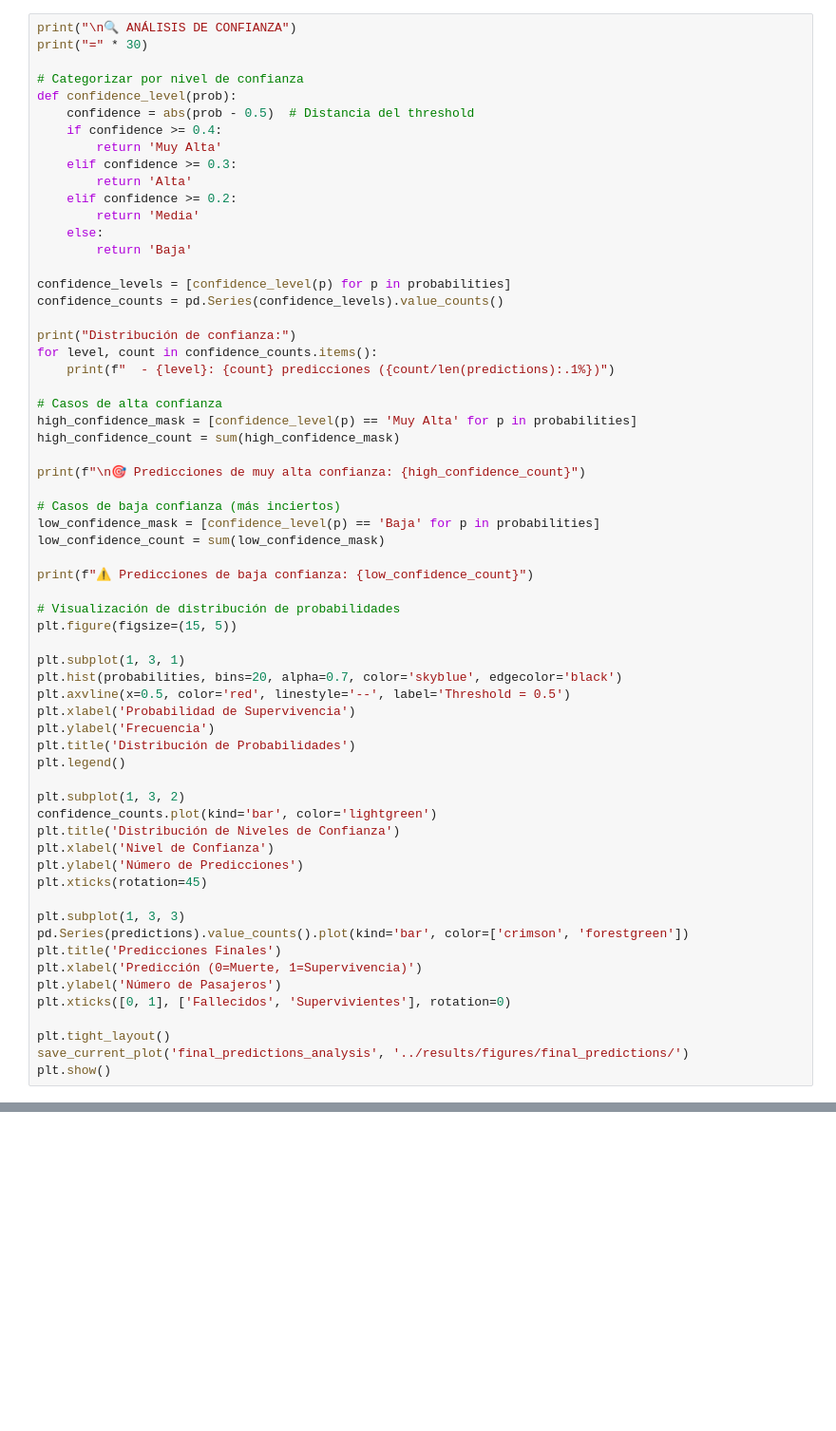
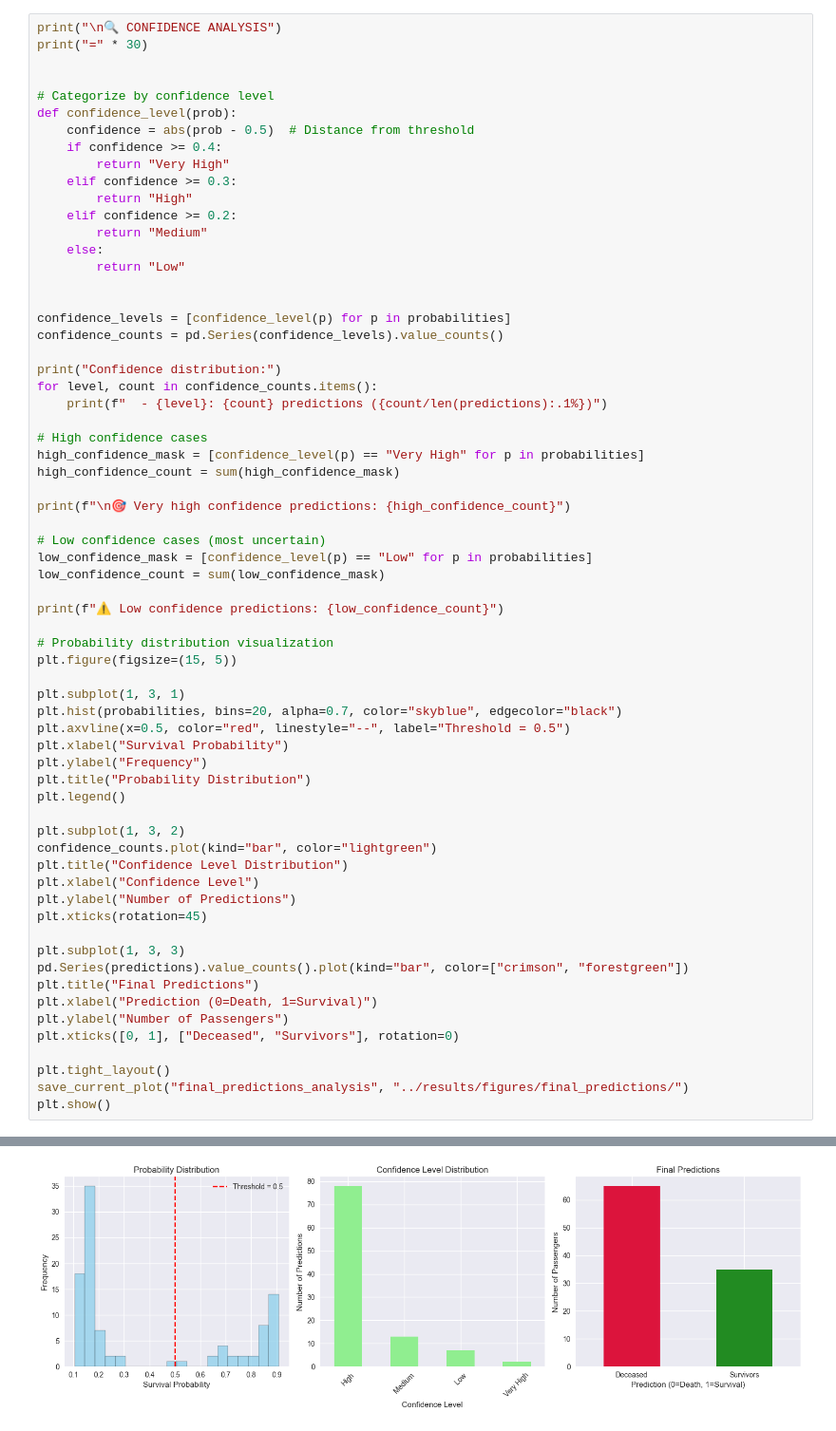
Before and after one commit to YahwthaniMG/SG1_Team3_ML, a Jupyter notebook: notebooks/06_final_predictions.ipynb, the cells around one changed output, grey strips where cells are left out. Shown at 95% size. Cells and saved outputs as stored; diff of their text form; blank space fills up the shorter version.

```diff
--- a/notebooks/06_final_predictions.ipynb
+++ b/notebooks/06_final_predictions.ipynb
@@ -359,63 +410,66 @@ print(
 # %%
-print("\n🔍 ANÁLISIS DE CONFIANZA")
+print("\n🔍 CONFIDENCE ANALYSIS")
 print("=" * 30)
 
-# Categorizar por nivel de confianza
+
+# Categorize by confidence level
 def confidence_level(prob):
-    confidence = abs(prob - 0.5)  # Distancia del threshold
+    confidence = abs(prob - 0.5)  # Distance from threshold
     if confidence >= 0.4:
-        return 'Muy Alta'
+        return "Very High"
     elif confidence >= 0.3:
-        return 'Alta'
+        return "High"
     elif confidence >= 0.2:
-        return 'Media'
+        return "Medium"
     else:
-        return 'Baja'
+        return "Low"
+
 
 confidence_levels = [confidence_level(p) for p in probabilities]
 confidence_counts = pd.Series(confidence_levels).value_counts()
 
-print("Distribución de confianza:")
+print("Confidence distribution:")
 for level, count in confidence_counts.items():
-    print(f"  - {level}: {count} predicciones ({count/len(predictions):.1%})")
+    print(f"  - {level}: {count} predictions ({count/len(predictions):.1%})")
 
-# Casos de alta confianza
-high_confidence_mask = [confidence_level(p) == 'Muy Alta' for p in probabilities]
+# High confidence cases
+high_confidence_mask = [confidence_level(p) == "Very High" for p in probabilities]
 high_confidence_count = sum(high_confidence_mask)
 
-print(f"\n🎯 Predicciones de muy alta confianza: {high_confidence_count}")
+print(f"\n🎯 Very high confidence predictions: {high_confidence_count}")
 
-# Casos de baja confianza (más inciertos)
-low_confidence_mask = [confidence_level(p) == 'Baja' for p in probabilities]
+# Low confidence cases (most uncertain)
+low_confidence_mask = [confidence_level(p) == "Low" for p in probabilities]
 low_confidence_count = sum(low_confidence_mask)
 
-print(f"⚠️ Predicciones de baja confianza: {low_confidence_count}")
+print(f"⚠️ Low confidence predictions: {low_confidence_count}")
 
-# Visualización de distribución de probabilidades
+# Probability distribution visualization
 plt.figure(figsize=(15, 5))
 
 plt.subplot(1, 3, 1)
-plt.hist(probabilities, bins=20, alpha=0.7, color='skyblue', edgecolor='black')
-plt.axvline(x=0.5, color='red', linestyle='--', label='Threshold = 0.5')
-plt.xlabel('Probabilidad de Supervivencia')
-plt.ylabel('Frecuencia')
-plt.title('Distribución de Probabilidades')
+plt.hist(probabilities, bins=20, alpha=0.7, color="skyblue", edgecolor="black")
+plt.axvline(x=0.5, color="red", linestyle="--", label="Threshold = 0.5")
+plt.xlabel("Survival Probability")
+plt.ylabel("Frequency")
+plt.title("Probability Distribution")
 plt.legend()
 
 plt.subplot(1, 3, 2)
-confidence_counts.plot(kind='bar', color='lightgreen')
-plt.title('Distribución de Niveles de Confianza')
-plt.xlabel('Nivel de Confianza')
-plt.ylabel('Número de Predicciones')
+confidence_counts.plot(kind="bar", color="lightgreen")
+plt.title("Confidence Level Distribution")
+plt.xlabel("Confidence Level")
+plt.ylabel("Number of Predictions")
 plt.xticks(rotation=45)
 
 plt.subplot(1, 3, 3)
-pd.Series(predictions).value_counts().plot(kind='bar', color=['crimson', 'forestgreen'])
-plt.title('Predicciones Finales')
-plt.xlabel('Predicción (0=Muerte, 1=Supervivencia)')
-plt.ylabel('Número de Pasajeros')
-plt.xticks([0, 1], ['Fallecidos', 'Supervivientes'], rotation=0)
+pd.Series(predictions).value_counts().plot(kind="bar", color=["crimson", "forestgreen"])
+plt.title("Final Predictions")
+plt.xlabel("Prediction (0=Death, 1=Survival)")
+plt.ylabel("Number of Passengers")
+plt.xticks([0, 1], ["Deceased", "Survivors"], rotation=0)
 
 plt.tight_layout()
-save_current_plot('final_predictions_analysis', '../results/figures/final_predictions/')
+save_current_plot("final_predictions_analysis", "../results/figures/final_predictions/")
 plt.show()
+# %% [output]
@@ -422 +487,2 @@ plt.show()
+[figure, added]
 # %% [markdown]
```
Also changed, not shown: parts of 26 cells of this notebook, 4 other files.
